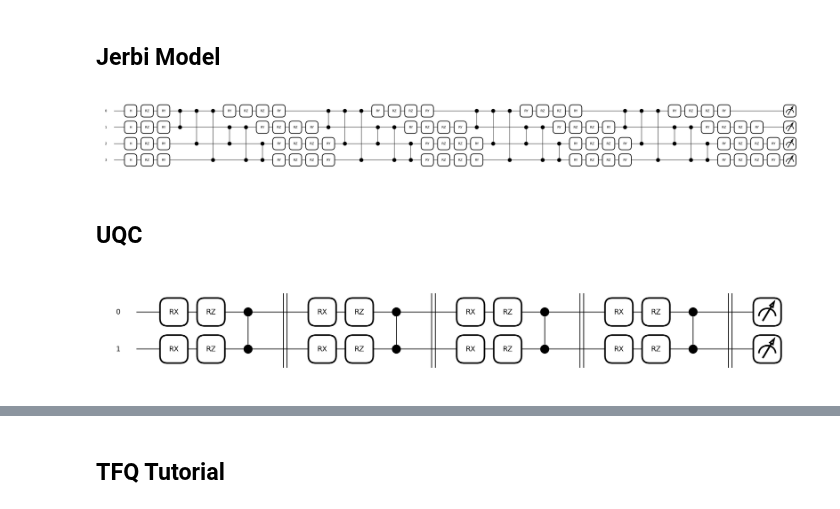
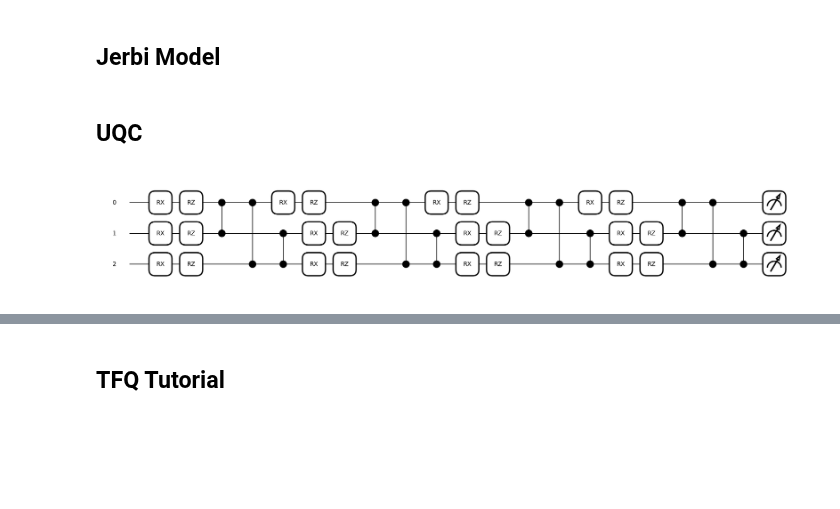
Before and after one commit to bernardombsoares/VQC_PolicyGradients, a Jupyter notebook: notebook.ipynb, the cells around one changed output, grey strips where cells are left out. Saved outputs shown, nothing was run; the diff lists cells and outputs as text; code cells hidden in the pictures; blank space fills up the shorter version.

```diff
--- a/notebook.ipynb
+++ b/notebook.ipynb
@@ -398,11 +398,11 @@ def two_measure_expval_global(qubits):
 # %%
 #vqc operations
 
-def strong_entangling(n_qubits, layer):
+def strong_entangling(n_qubits, layer, entanglement_gate):
     for qubit in range(n_qubits):
         target = (qubit + layer + 1) % n_qubits
         if target != qubit:
-            qml.CNOT(wires=[qubit, target])
+            qml.CZ(wires=[qubit, target])
 # %% [markdown]
 ## Circuits
 # %%
@@ -2048,7 +2055,7 @@ n_layers = 4
 shots = None
 diff_method = 'backprop'
 entanglement = True
-entanglement_pattern = "all_to_all"
+entanglement_pattern = "strong_entangling"
 entanglement_gate = qml.CZ
 input_scaling = True
 input_init = torch.nn.init.ones_
@@ -2060,8 +2067,6 @@ policy_circuit = JerbiModel(n_qubits, n_layers, shots, diff_method,
 
 policy_circuit.visualize_circuit()
 #policy_circuit.circuit_spectrum()
-# %% [output]
-[figure, removed]
 # %%
 n_qubits = 4
 n_layers = 4
@@ -2121,23 +2126,23 @@ reinforce_update.train()
 # %% [markdown]
 ## UQC
 # %%
-n_qubits = 2
+n_qubits = 3
 n_layers = 4
 state_dim = 4
 shots = None
 diff_method = 'best'
 entanglement = True
 entanglement_pattern = "all_to_all"
 entanglement_gate = qml.CZ
 weight_init = lambda shape, dtype=torch.float: torch.FloatTensor(shape).uniform_(-np.pi, np.pi)
 policy_circuit_measure = two_measure_expval_global
 policy_circuit = UQC(n_qubits, n_layers, state_dim, shots, diff_method,
                      entanglement, entanglement_pattern, entanglement_gate,
                      weight_init, policy_circuit_measure)
 
 policy_circuit.visualize_circuit()
 # %% [output]
-[figure, old version]
+[figure, new version]
 # %%
 n_qubits = 1
 n_layers = 4
```
Also changed, not shown: parts of 16 cells of this notebook.
